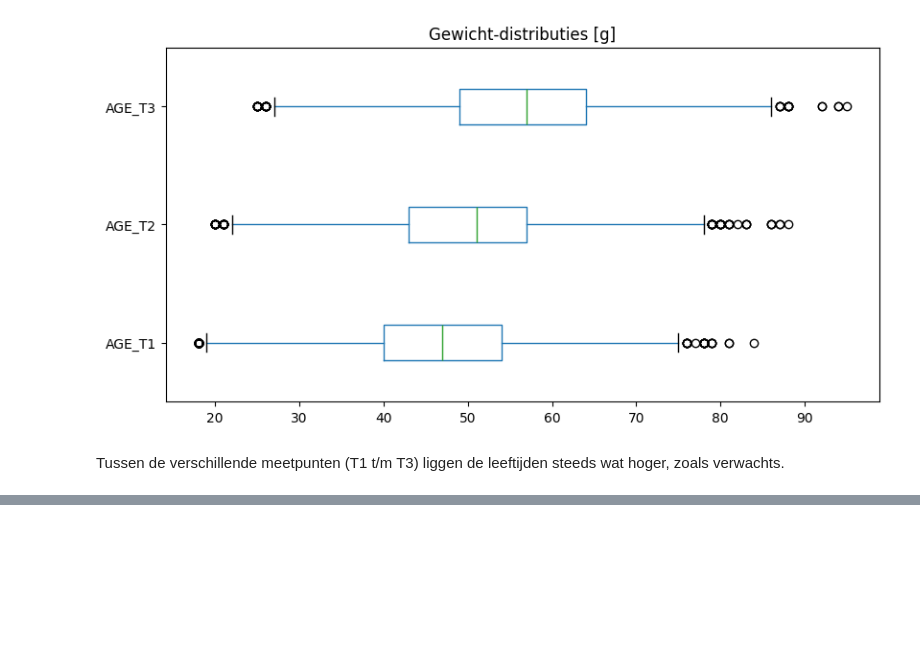
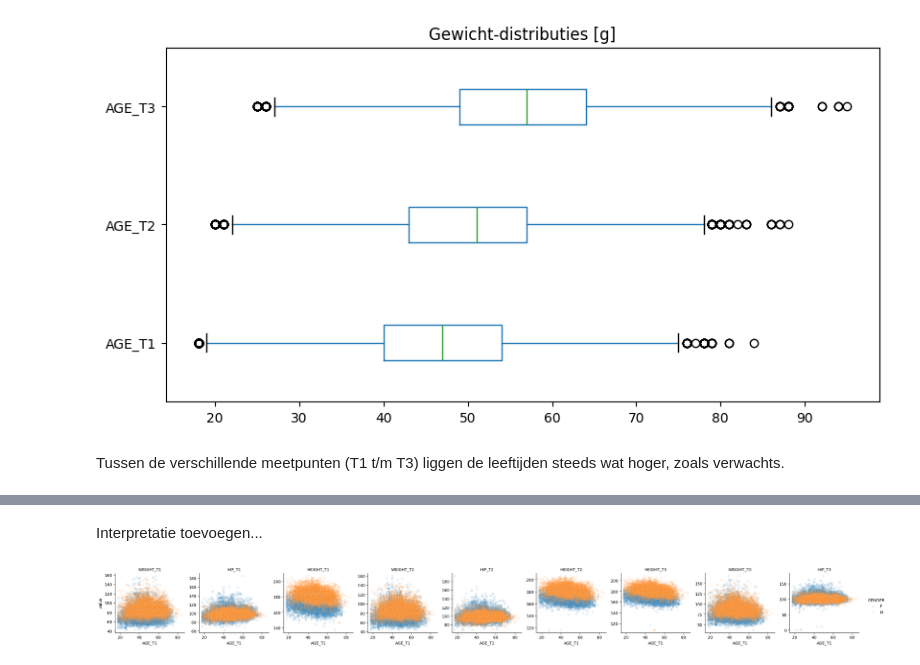
Before and after one commit to Fl-ris/Lifelines_Classifier, a Jupyter notebook: Lifelines_classifier.ipynb, the cells around one changed output, grey strips where cells are left out. Cells and saved outputs as stored; diff of their text form; code cells hidden in the pictures; blank space fills up the shorter version.

```diff
--- a/Lifelines_classifier.ipynb
+++ b/Lifelines_classifier.ipynb
@@ -150,0 +165,8 @@ To-do: overzichtelijker maken....
+# %% [markdown]
+Interpretatie toevoegen...
+# %%
+subdata = pd.melt(lifelines_df, id_vars=["AGE_T1", "GENDER"], value_vars=by_unit("cm"))
+g = sns.FacetGrid(subdata, col="variable", sharey=False, hue="GENDER")
+g.map_dataframe(sns.scatterplot, x="AGE_T1", y="value", alpha=0.1).set_titles(col_template="{col_name}").add_legend();
+# %% [output]
+[figure, added]
```
Also changed, not shown: parts of 23 cells of this notebook.
